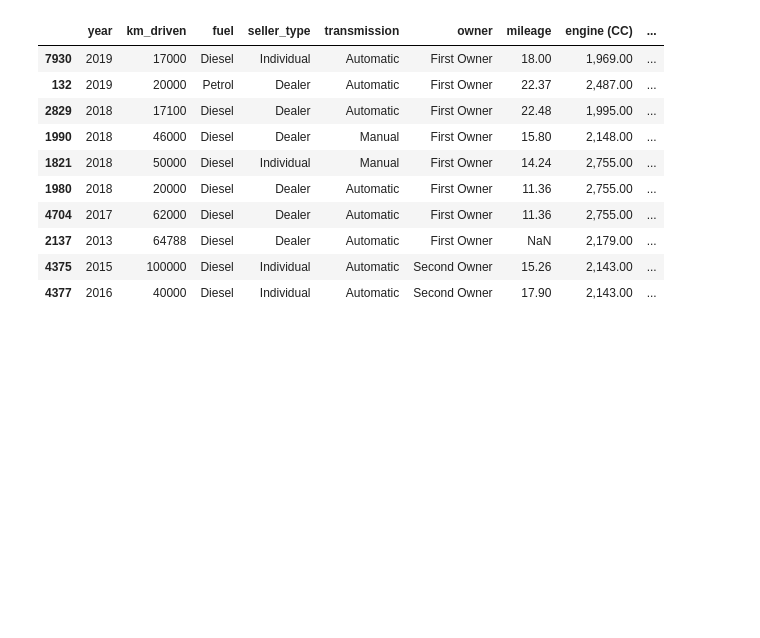
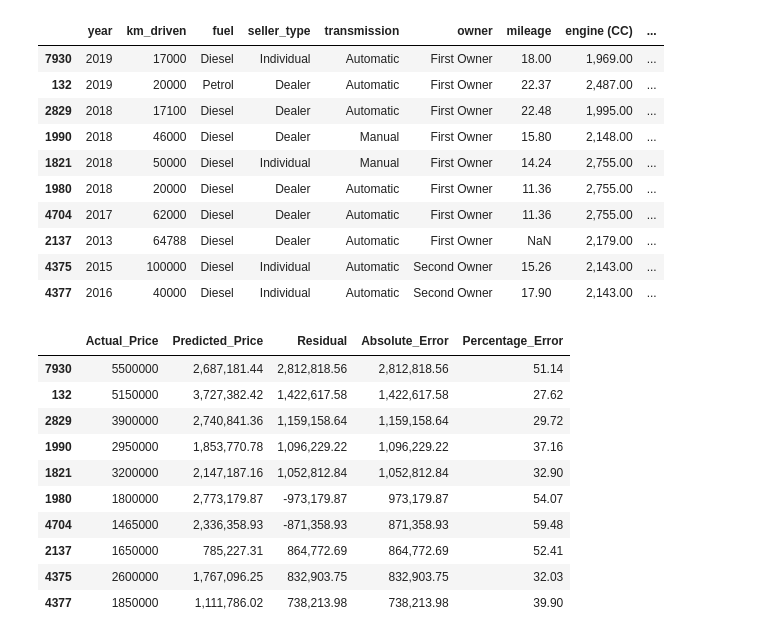
Before and after one commit to aashishlimba819-max/AI200-project, a Jupyter notebook: used_car_price_data_processing.ipynb, the cells around one changed output. Saved outputs shown, nothing was run; the diff lists cells and outputs as text; code cells hidden in the pictures; blank space fills up the shorter version.

```diff
--- a/used_car_price_data_processing.ipynb
+++ b/used_car_price_data_processing.ipynb
@@ -1370,3 +1374,32 @@ error_analysis.head(10)
 | 2137 | 2013 | 64788 | Diesel | Dealer | Automatic | First Owner | NaN | 2,179.00 | ... |
 | 4375 | 2015 | 100000 | Diesel | Individual | Automatic | Second Owner | 15.26 | 2,143.00 | ... |
 | 4377 | 2016 | 40000 | Diesel | Individual | Automatic | Second Owner | 17.90 | 2,143.00 | ... |
+# %%
+# Calculate percentage error
+error_analysis['Percentage_Error'] = (
+    error_analysis['Absolute_Error'] /
+    error_analysis['Actual_Price']
+) * 100
+
+# Display the 10 largest prediction errors
+error_analysis[
+    [
+        'Actual_Price',
+        'Predicted_Price',
+        'Residual',
+        'Absolute_Error',
+        'Percentage_Error'
+    ]
+].head(10)
+# %% [output]
+|  | Actual_Price | Predicted_Price | Residual | Absolute_Error | Percentage_Error |
+| 7930 | 5500000 | 2,687,181.44 | 2,812,818.56 | 2,812,818.56 | 51.14 |
+| 132 | 5150000 | 3,727,382.42 | 1,422,617.58 | 1,422,617.58 | 27.62 |
+| 2829 | 3900000 | 2,740,841.36 | 1,159,158.64 | 1,159,158.64 | 29.72 |
+| 1990 | 2950000 | 1,853,770.78 | 1,096,229.22 | 1,096,229.22 | 37.16 |
+| 1821 | 3200000 | 2,147,187.16 | 1,052,812.84 | 1,052,812.84 | 32.90 |
+| 1980 | 1800000 | 2,773,179.87 | -973,179.87 | 973,179.87 | 54.07 |
+| 4704 | 1465000 | 2,336,358.93 | -871,358.93 | 871,358.93 | 59.48 |
+| 2137 | 1650000 | 785,227.31 | 864,772.69 | 864,772.69 | 52.41 |
+| 4375 | 2600000 | 1,767,096.25 | 832,903.75 | 832,903.75 | 32.03 |
+| 4377 | 1850000 | 1,111,786.02 | 738,213.98 | 738,213.98 | 39.90 |
```
Also changed, not shown: parts of 7 cells of this notebook, 2 other files.
